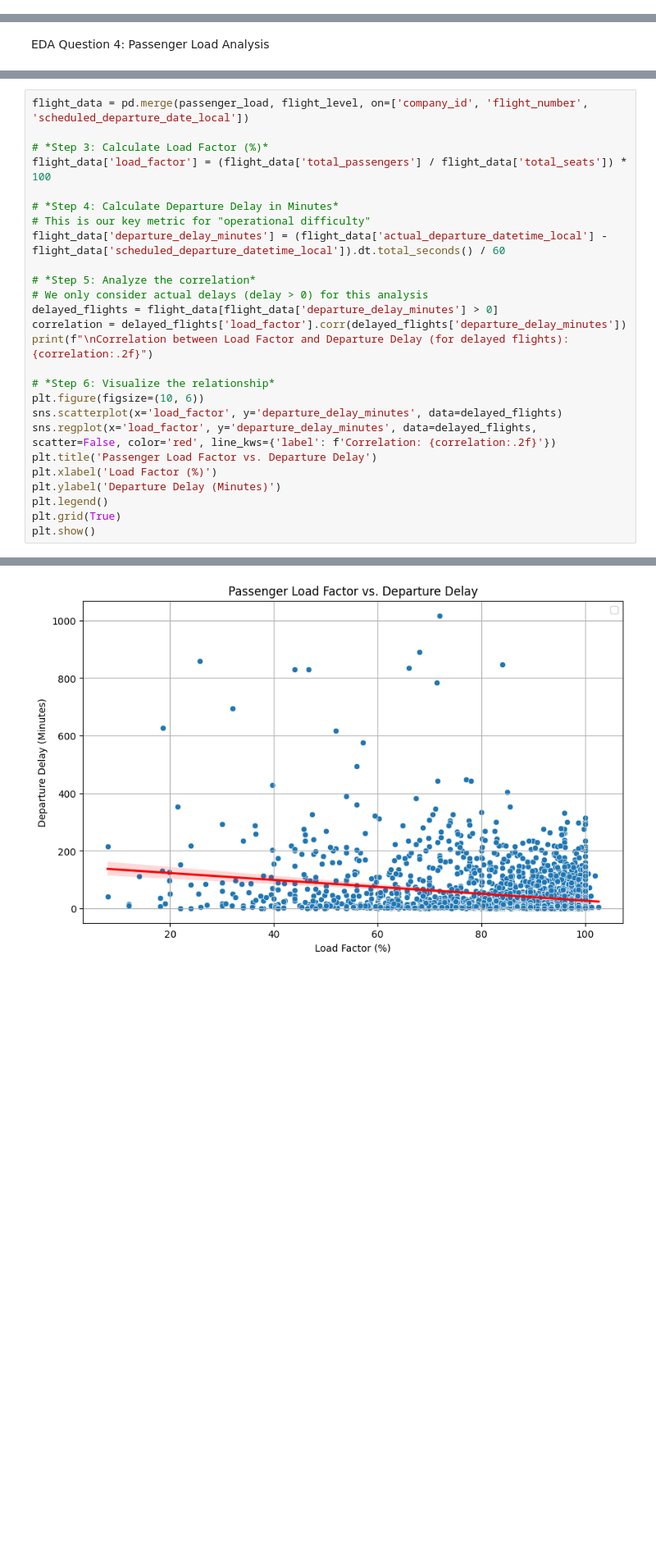
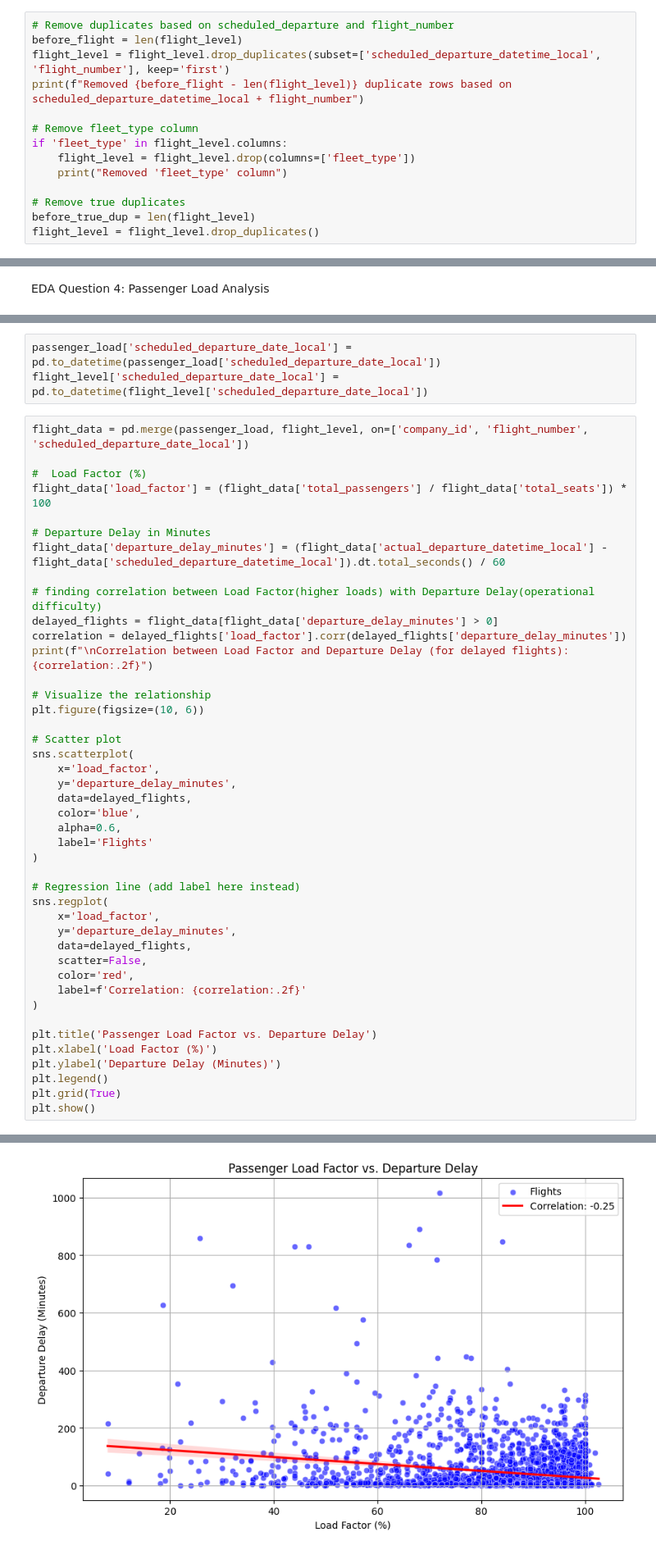
Before and after one commit to Shauray018/UnitedAirlinesAssignment, a Jupyter notebook: exploratory_data_analysis.ipynb, the cells around one changed output, grey strips where cells are left out. Shown at 82% size. Saved outputs shown, nothing was run; the diff lists cells and outputs as text; blank space fills up the shorter version.

```diff
--- a/exploratory_data_analysis.ipynb
+++ b/exploratory_data_analysis.ipynb
@@ -91,3 +31,17 @@ flight_level['scheduled_arrival_datetime_local'] = pd.to_datetime(
 flight_level['scheduled_departure_date_local'] = pd.to_datetime(
     flight_level['scheduled_departure_date_local']
 )
+# %%
+# Remove duplicates based on scheduled_departure and flight_number
+before_flight = len(flight_level)
+flight_level = flight_level.drop_duplicates(subset=['scheduled_departure_datetime_local', 'flight_number'], keep='first')
+print(f"Removed {before_flight - len(flight_level)} duplicate rows based on scheduled_departure_datetime_local + flight_number")
+
+# Remove fleet_type column
+if 'fleet_type' in flight_level.columns:
+    flight_level = flight_level.drop(columns=['fleet_type'])
+    print("Removed 'fleet_type' column")
+
+# Remove true duplicates
+before_true_dup = len(flight_level)
+flight_level = flight_level.drop_duplicates()
@@ -330,32 +284,52 @@ plt.grid(True)
 plt.show()
 # %% [output]
 [figure]
+# %%
+passenger_load['scheduled_departure_date_local'] = pd.to_datetime(passenger_load['scheduled_departure_date_local'])
+flight_level['scheduled_departure_date_local'] = pd.to_datetime(flight_level['scheduled_departure_date_local'])
 # %%
 flight_data = pd.merge(passenger_load, flight_level, on=['company_id', 'flight_number', 'scheduled_departure_date_local'])
 
-# *Step 3: Calculate Load Factor (%)*
+#  Load Factor (%)
 flight_data['load_factor'] = (flight_data['total_passengers'] / flight_data['total_seats']) * 100
 
-# *Step 4: Calculate Departure Delay in Minutes*
-# This is our key metric for "operational difficulty"
+# Departure Delay in Minutes
 flight_data['departure_delay_minutes'] = (flight_data['actual_departure_datetime_local'] - flight_data['scheduled_departure_datetime_local']).dt.total_seconds() / 60
 
-# *Step 5: Analyze the correlation*
-# We only consider actual delays (delay > 0) for this analysis
+# finding correlation between Load Factor(higher loads) with Departure Delay(operational difficulty)
 delayed_flights = flight_data[flight_data['departure_delay_minutes'] > 0]
 correlation = delayed_flights['load_factor'].corr(delayed_flights['departure_delay_minutes'])
 print(f"\nCorrelation between Load Factor and Departure Delay (for delayed flights): {correlation:.2f}")
 
-# *Step 6: Visualize the relationship*
+# Visualize the relationship
 plt.figure(figsize=(10, 6))
-sns.scatterplot(x='load_factor', y='departure_delay_minutes', data=delayed_flights)
-sns.regplot(x='load_factor', y='departure_delay_minutes', data=delayed_flights, scatter=False, color='red', line_kws={'label': f'Correlation: {correlation:.2f}'})
+
+# Scatter plot
+sns.scatterplot(
+    x='load_factor',
+    y='departure_delay_minutes',
+    data=delayed_flights,
+    color='blue',
+    alpha=0.6,
+    label='Flights'
+)
+
+# Regression line (add label here instead)
+sns.regplot(
+    x='load_factor',
+    y='departure_delay_minutes',
+    data=delayed_flights,
+    scatter=False,
+    color='red',
+    label=f'Correlation: {correlation:.2f}'
+)
+
 plt.title('Passenger Load Factor vs. Departure Delay')
 plt.xlabel('Load Factor (%)')
 plt.ylabel('Departure Delay (Minutes)')
 plt.legend()
 plt.grid(True)
 plt.show()
 # %% [output]
 Correlation between Load Factor and Departure Delay (for delayed flights): -0.25
-[figure, old version]
+[figure, new version]
```
Also changed, not shown: parts of 18 cells of this notebook, 6 other files.
